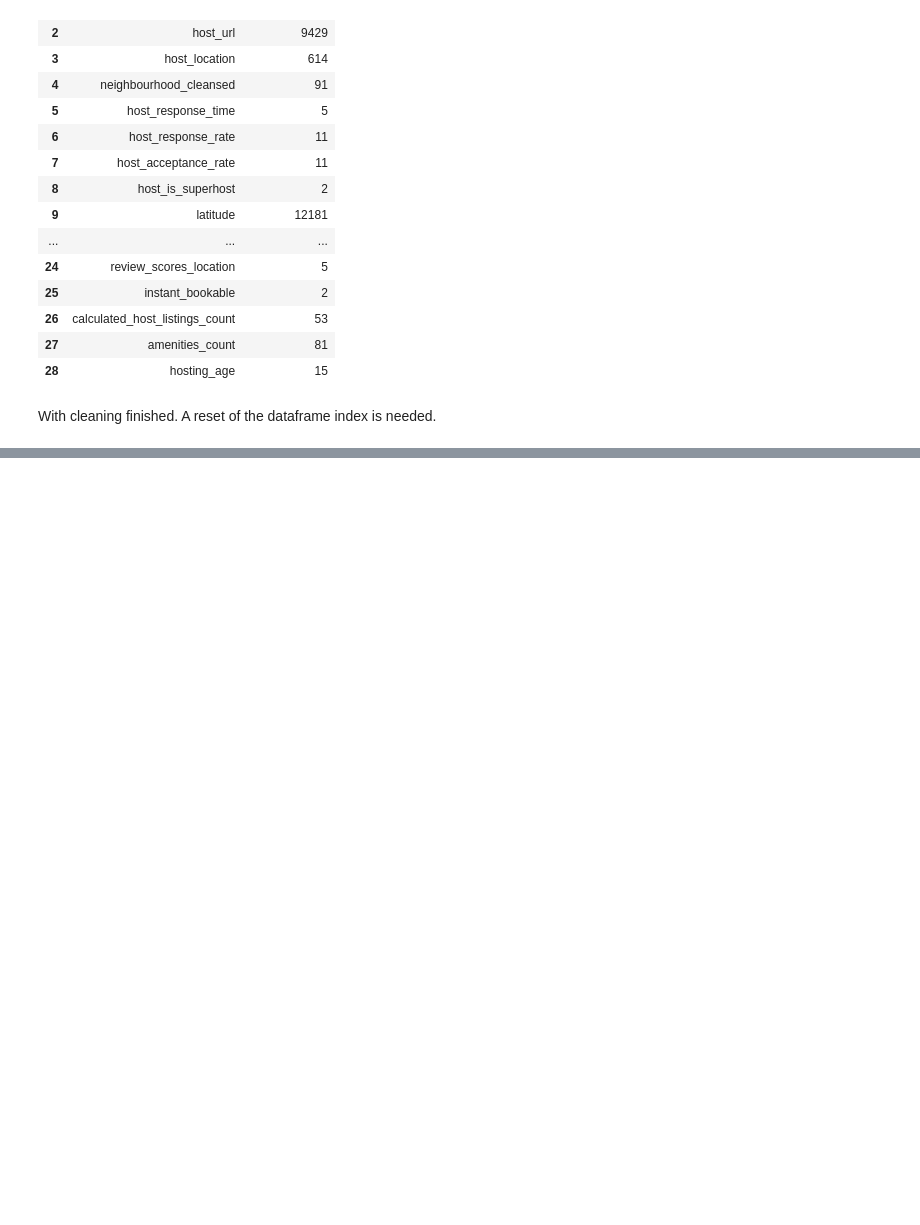
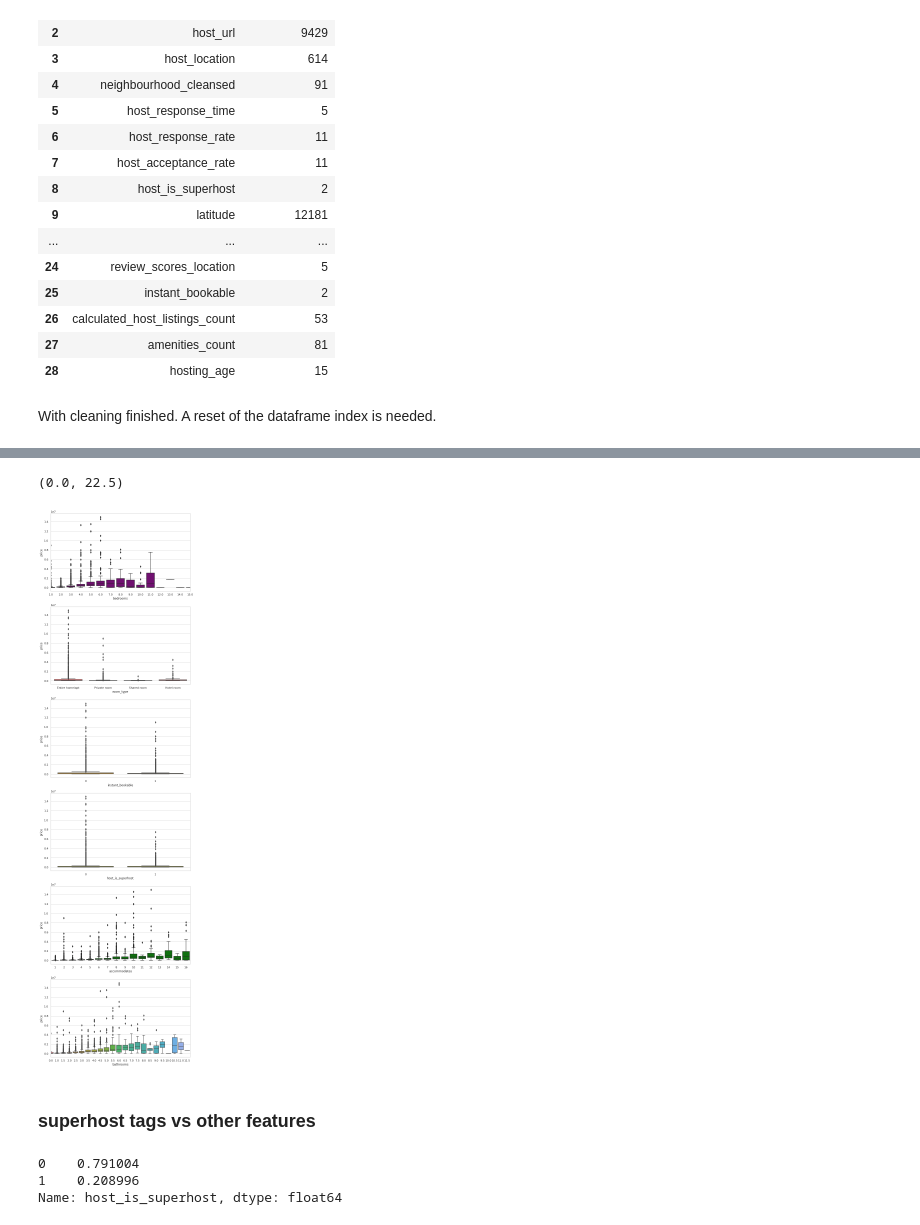
Before and after one commit to Nickimani/Airbnb_Project, a Jupyter notebook: Airbnb_Notebook.ipynb, the cells around one changed output, grey strips where cells are left out. Cells and saved outputs as stored; diff of their text form; code cells hidden in the pictures; blank space fills up the shorter version.

```diff
--- a/Airbnb_Notebook.ipynb
+++ b/Airbnb_Notebook.ipynb
@@ -895,0 +788,26 @@ listings_df.reset_index(drop=True, inplace=True)
+# %%
+fig, ax = plt.subplots(6,1,figsize = (10,40))
+
+sns.boxplot(x = 'bedrooms', y = 'price', data = listings_df, ax = ax[0], color = 'purple')
+ax[0].set_xlim(0,14)
+
+sns.boxplot(x = 'room_type', y = 'price', data = listings_df, ax = ax[1], color = 'red')
+
+sns.boxplot(y = 'price', x = 'instant_bookable', data = listings_df, ax = ax[2], color='orange')
+
+sns.boxplot(y = 'price', x = 'host_is_superhost', data = listings_df, ax = ax[3],color='yellow')
+
+sns.boxplot(y = 'price', x = 'accommodates', data = listings_df, ax = ax[4],color='green')
+sns.boxplot(y = 'price', x = 'bathrooms', data = listings_df, ax = ax[5])
+ax[5].set_xlim(0,22.5)
+# %% [output]
+(0.0, 22.5)
+[figure, added]
+# %% [markdown]
+### superhost tags vs other features
+# %%
+listings_df['host_is_superhost'].value_counts(normalize=True)
+# %% [output]
+0    0.791004
+1    0.208996
+Name: host_is_superhost, dtype: float64
```
Also changed, not shown: parts of 193 cells of this notebook.
